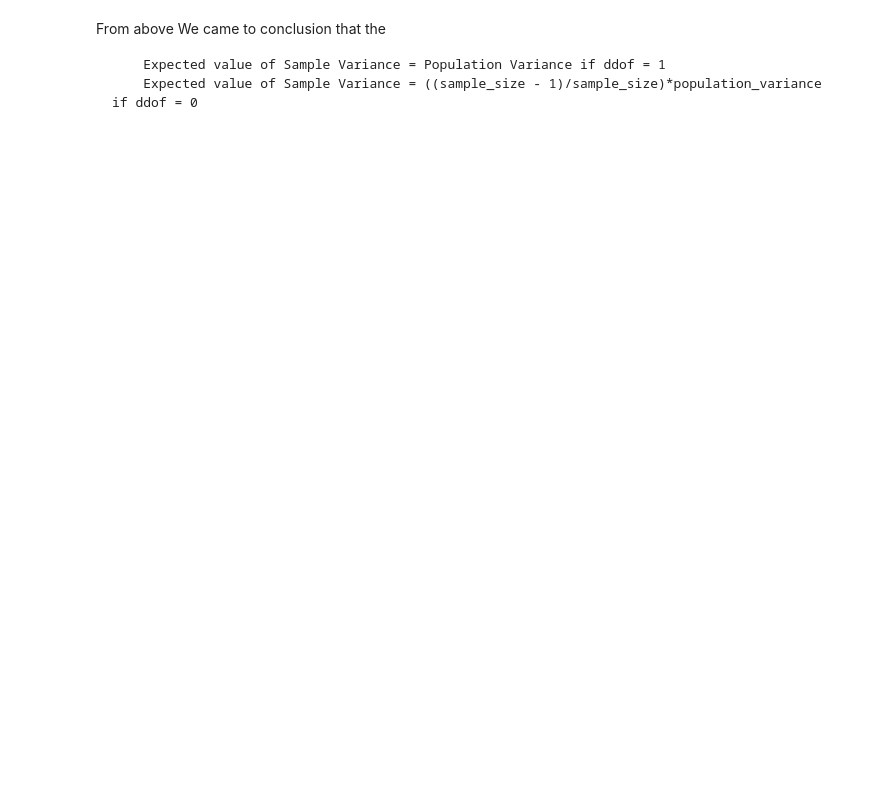
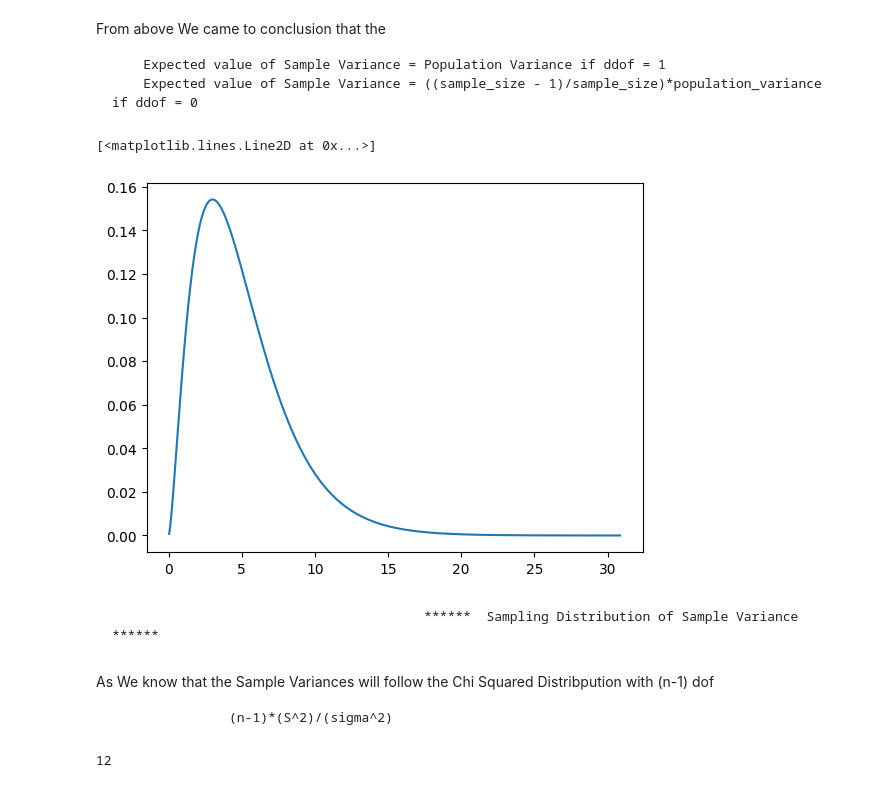
Before and after one commit to Pavansyamala/Statistics, a Jupyter notebook: samplingofsamplevariances.ipynb, the cells around one changed output. Cells and saved outputs as stored; diff of their text form; code cells hidden in the pictures; blank space fills up the shorter version.

Commit message:
sampling distrinnutions of mean and variance

```diff
--- a/samplingofsamplevariances.ipynb
+++ b/samplingofsamplevariances.ipynb
@@ -117,0 +124,19 @@ From above We came to conclusion that the
+# %%
+lb = chi2.ppf(0.00001 , df = 5)
+ub = chi2.ppf(0.99999 , df = 5)
+# %%
+x = np.linspace(lb , ub , 1000)
+# %%
+y = chi2.pdf(x , df = 5)
+# %%
+plt.plot(x , y )
+# %% [output]
+[<matplotlib.lines.Line2D at 0x...>]
+[figure, added]
+# %% [markdown]
+
+                                            ******  Sampling Distribution of Sample Variance  ******
+# %% [markdown]
+As We know that the Sample Variances will follow the Chi Squared Distribpution with (n-1) dof
+
+                   (n-1)*(S^2)/(sigma^2)
@@ -117,0 +145,4 @@ From above We came to conclusion that the
+# %%
+len(sample_sizes)
+# %% [output]
+12
```
Also changed, not shown: parts of 12 cells of this notebook.
